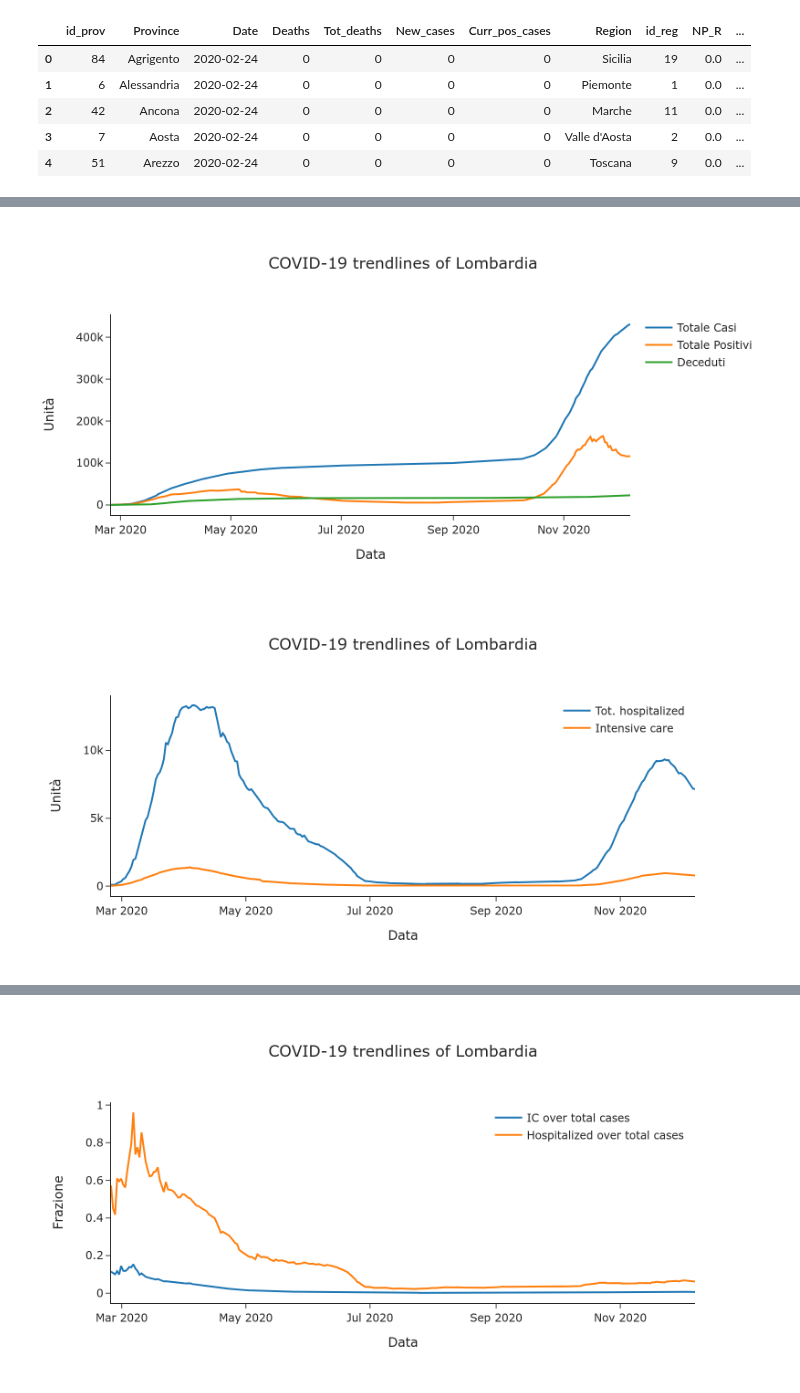
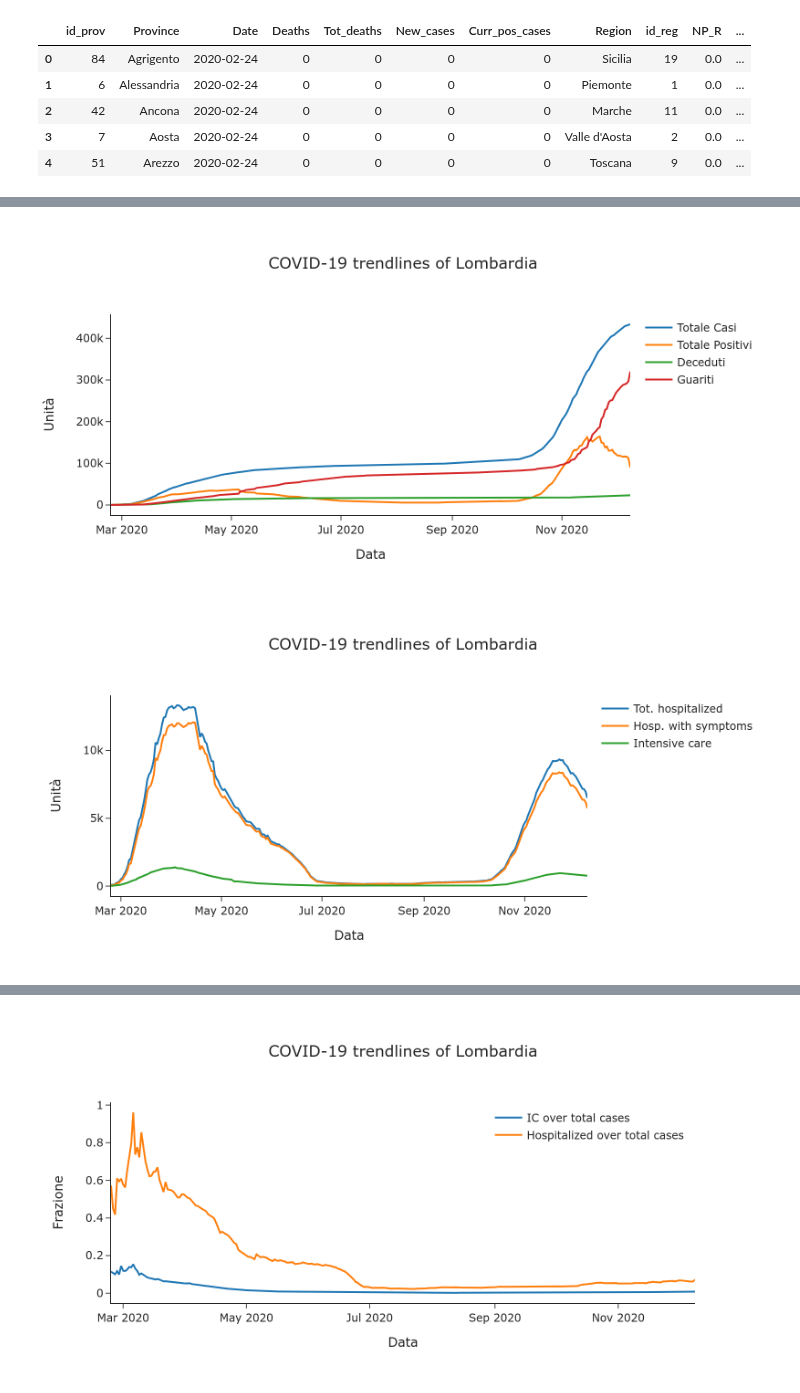
Before and after one commit to nicoloverardo/master-degree-thesis, a Jupyter notebook: notebooks/eda.ipynb, the cells around one changed output, grey strips where cells are left out. Cells and saved outputs as stored; diff of their text form; code cells hidden in the pictures.

```diff
--- a/notebooks/eda.ipynb
+++ b/notebooks/eda.ipynb
@@ -125,8 +207,8 @@ dpc_province_df.tail()
 inter_dropdown_plot(options=dpc_regioni_df.denominazione_regione.unique(),
                     default_value='Lombardia',
                     dropdown_label='Regione',
-                    y=['totale_casi', 'totale_positivi', 'deceduti'],
-                    legend_titles=['Totale Casi', 'Totale Positivi', 'Deceduti'],
+                    y=['totale_casi', 'totale_positivi', 'deceduti', 'dimessi_guariti'],
+                    legend_titles=['Totale Casi', 'Totale Positivi', 'Deceduti', 'Guariti'],
                     data=dpc_regioni_df,
                     group_column='denominazione_regione',
                     x='data',
@@ -135,20 +217,20 @@ inter_dropdown_plot(options=dpc_regioni_df.denominazione_regione.unique(),
                     ytitle='Unità',
                     output_image=True)
 # %% [output]
-[figure, old version]
+[figure, new version]
 # %%
 inter_dropdown_plot(options=dpc_regioni_df.denominazione_regione.unique(),
                     default_value='Lombardia',
                     dropdown_label='Regione',
-                    y=['totale_ospedalizzati', 'terapia_intensiva'],
-                    legend_titles=['Tot. hospitalized', 'Intensive care'],
+                    y=['totale_ospedalizzati', 'ricoverati_con_sintomi', 'terapia_intensiva'],
+                    legend_titles=['Tot. hospitalized', 'Hosp. with symptoms', 'Intensive care'],
                     data=dpc_regioni_df,
                     group_column='denominazione_regione',
                     x='data',
                     title='COVID-19 trendlines of ',
                     xtitle='Data',
                     ytitle='Unità',
                     output_image=True,
-                    blend_legend=True)
+                    blend_legend=False)
 # %% [output]
-[figure, old version]
+[figure, new version]
```
Also changed, not shown: parts of 17 cells of this notebook.
